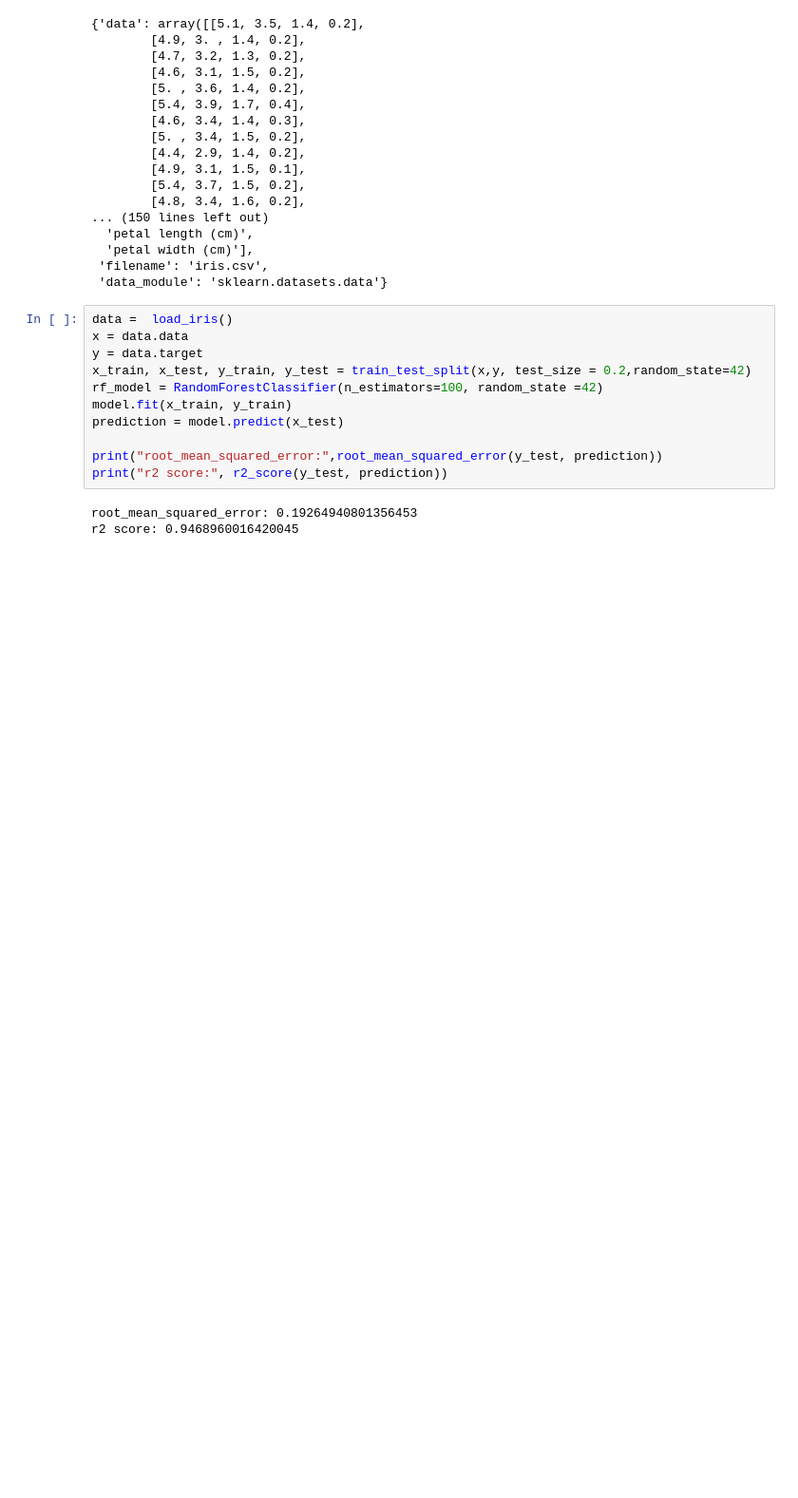
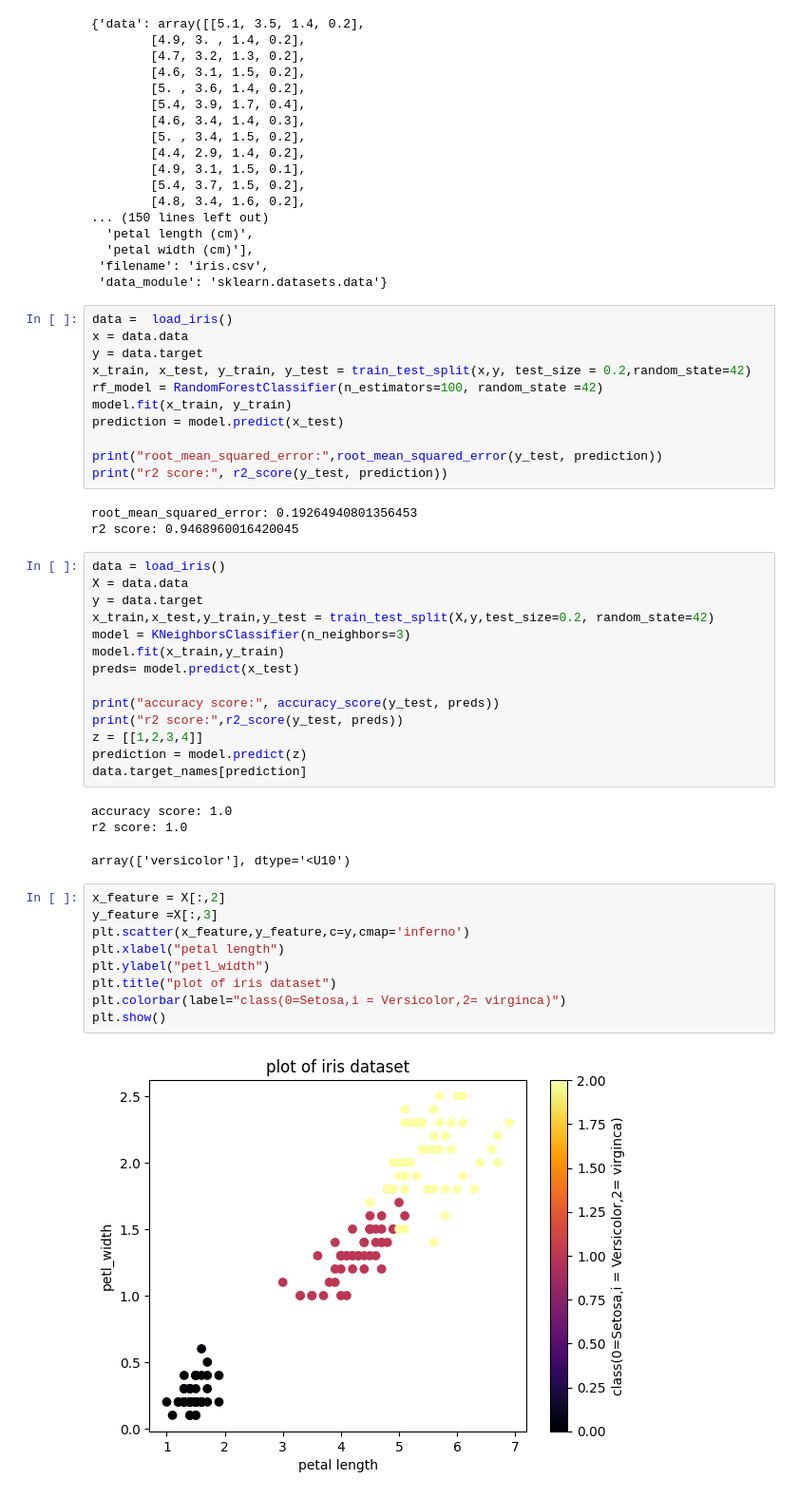
Before and after one commit to Sidharth-in-git/Machine-Learning, a Jupyter notebook: .ipynb, the cells around one changed output. Shown: that part at 95% size. Saved outputs shown, nothing was run; the diff lists cells and outputs as text; blank space fills up the shorter version.

```diff
--- a/.ipynb
+++ b/.ipynb
@@ -189,3 +190,32 @@ print("r2 score:", r2_score(y_test, prediction))
 # %% [output]
 root_mean_squared_error: 0.19264940801356453
 r2 score: 0.9468960016420045
+# %%
+data = load_iris()
+X = data.data
+y = data.target
+x_train,x_test,y_train,y_test = train_test_split(X,y,test_size=0.2, random_state=42)
+model = KNeighborsClassifier(n_neighbors=3)
+model.fit(x_train,y_train)
+preds= model.predict(x_test)
+
+print("accuracy score:", accuracy_score(y_test, preds))
+print("r2 score:",r2_score(y_test, preds))
+z = [[1,2,3,4]]
+prediction = model.predict(z)
+data.target_names[prediction]
+# %% [output]
+accuracy score: 1.0
+r2 score: 1.0
+array(['versicolor'], dtype='<U10')
+# %%
+x_feature = X[:,2]
+y_feature =X[:,3]
+plt.scatter(x_feature,y_feature,c=y,cmap='inferno')
+plt.xlabel("petal length")
+plt.ylabel("petl_width")
+plt.title("plot of iris dataset")
+plt.colorbar(label="class(0=Setosa,i = Versicolor,2= virginca)")
+plt.show()
+# %% [output]
+[figure, added]
```
Also changed, not shown: parts of 4 cells of this notebook, 3 other files.
